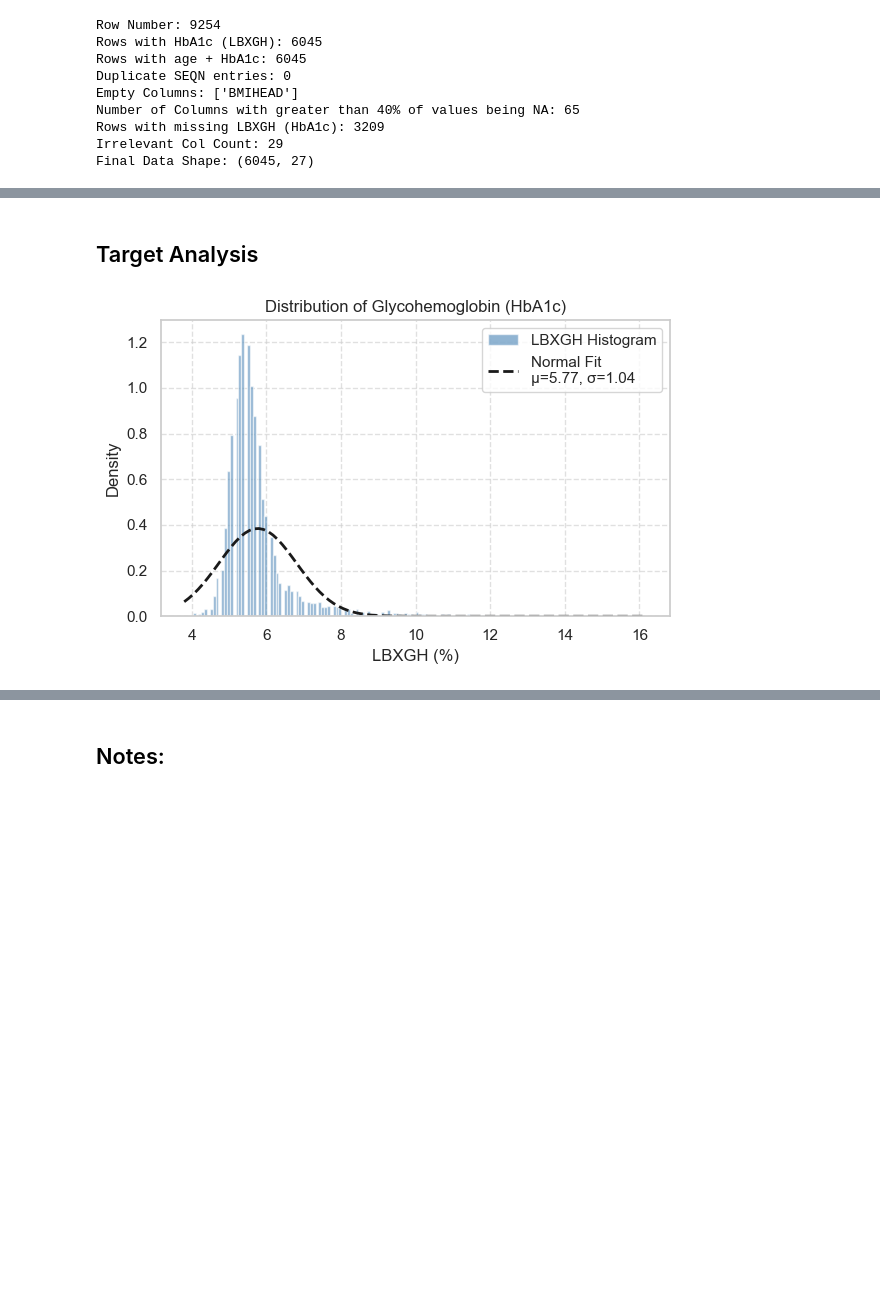
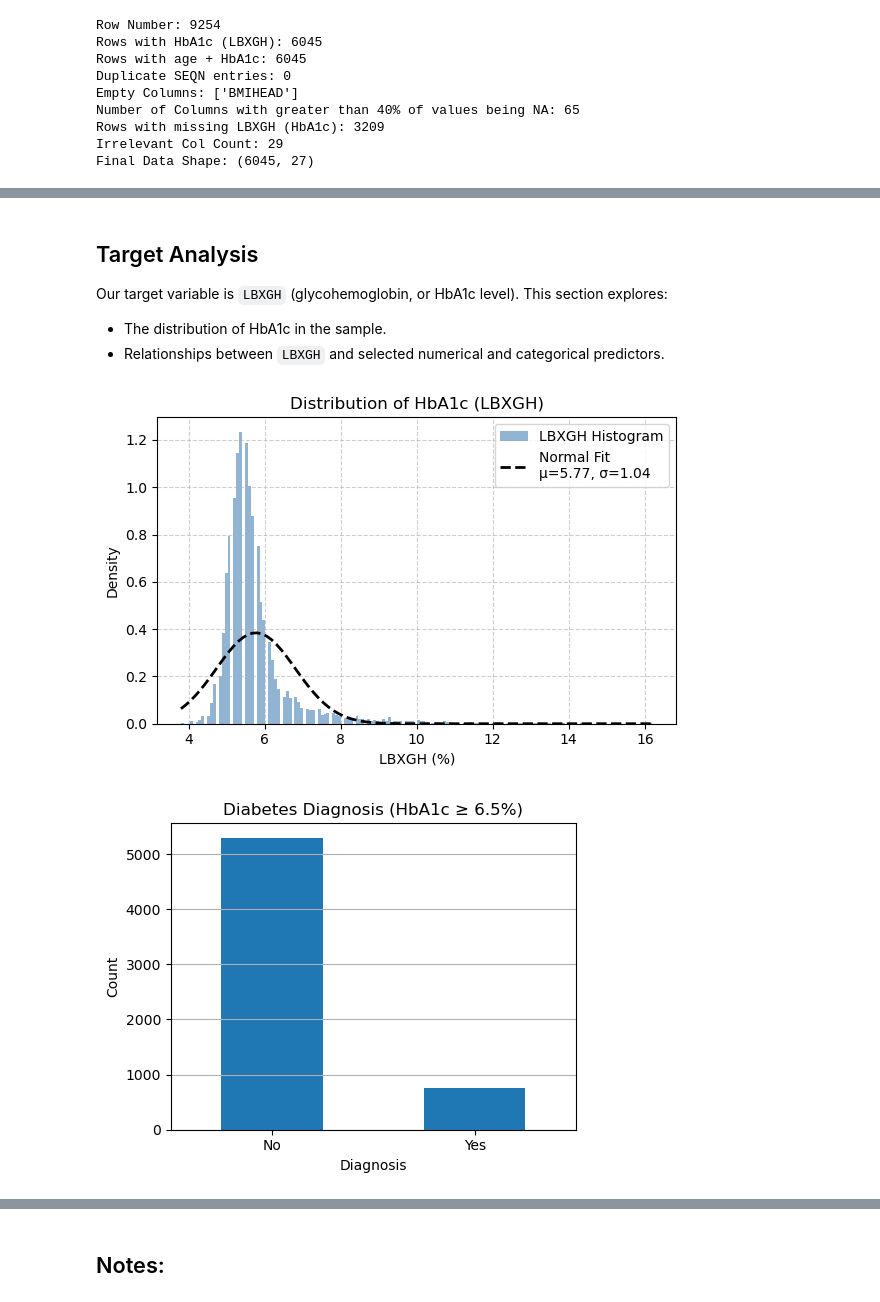
Before and after one commit to AShakhapur/nhanes-diabetes-modeling, a Jupyter notebook: eda.ipynb, the cells around one changed output, grey strips where cells are left out. Saved outputs shown, nothing was run; the diff lists cells and outputs as text; code cells hidden in the pictures; blank space fills up the shorter version.

Commit message:
Finished eda+data prep, needs cleanup work

```diff
--- a/eda.ipynb
+++ b/eda.ipynb
@@ -173,2 +157,24 @@ id_var = ["SEQN"]
+# %%
+df["DMQMILIZ"] = df["DMQMILIZ"].replace({7: np.nan, 9: np.nan})
+df["DMDBORN4"] = df["DMDBORN4"].replace({77: np.nan, 99: np.nan})
+df["DMDCITZN"] = df["DMDCITZN"].replace({7: np.nan, 9: np.nan})
+df["DMDEDUC2"] = df["DMDEDUC2"].replace({7: np.nan, 9: np.nan})
+df["DMDMARTL"] = df["DMDMARTL"].replace({77: np.nan})
+
+# Replace numeric NA codes with np.nan based on NHANES documentation
+na_mappings = {
+    "DMDHHSIZ": {99: np.nan},       # If present — though household size usually caps at 7
+    "DMDFMSIZ": {99: np.nan},
+    "DMDHHSZA": {99: np.nan},
+    "DMDHHSZB": {99: np.nan},
+    "DMDHHSZE": {99: np.nan},
+    "INDHHIN2": {77: np.nan, 99: np.nan},
+    "INDFMIN2": {77: np.nan, 99: np.nan},
+    "INDFMPIR": {9.99: np.nan}  # 9.99 = missing income-to-poverty ratio in some NHANES waves
+}
+
+for col, mapping in na_mappings.items():
+    if col in df.columns:
+        df[col] = df[col].replace(mapping)
 # %%
 # NA percentage by Column
@@ -366,32 +382,53 @@ Variable: RIDRETH3
 # %% [markdown]
 ## Target Analysis
+
+Our target variable is `LBXGH` (glycohemoglobin, or HbA1c level).
+This section explores:
+- The distribution of HbA1c in the sample.
+- Relationships between `LBXGH` and selected numerical and categorical predictors.
 # %%
-# Fit a normal distribution to the LBXGH data
+# Fit normal distribution to LBXGH
 mu, sigma = norm.fit(df['LBXGH'].dropna())
 
-# Create the histogram
+# Crea# Plot histogram and fitted PDF
 plt.figure(figsize=(6, 4))
 count, bins, _ = plt.hist(
     df['LBXGH'].dropna(),
     bins='auto',
     density=True,
     alpha=0.6,
     color='steelblue',
     label='LBXGH Histogram'
 )
 
 # Plot the fitted normal distribution
 x = np.linspace(bins[0], bins[-1], 100)
 p = norm.pdf(x, mu, sigma)
 plt.plot(x, p, 'k--', linewidth=2, label=f'Normal Fit\nμ={mu:.2f}, σ={sigma:.2f}')
 
-# Final plot touches
-plt.title("Distribution of Glycohemoglobin (HbA1c)")
+# Final plot
+plt.title("Distribution of HbA1c (LBXGH)")
 plt.xlabel("LBXGH (%)")
 plt.ylabel("Density")
 plt.grid(True, linestyle='--', alpha=0.6)
 plt.legend()
 plt.tight_layout()
 plt.show()
+
+df['Diagnosis'] = (df['LBXGH'] >= 6.5)
+
+df["Diagnosis"].value_counts().sort_index().plot(
+    kind="bar",
+    rot=0,
+    figsize=(5, 4),
+    title="Diabetes Diagnosis (HbA1c ≥ 6.5%)"
+)
+plt.xticks(ticks=[0, 1], labels=["No", "Yes"])
+plt.ylabel("Count")
+plt.xlabel("Diagnosis")
+plt.grid(True, axis="y")
+plt.tight_layout()
+plt.show()
 # %% [output]
-[figure, old version]
+[figure, new version]
+[figure, added]
```
Also changed, not shown: parts of 40 cells of this notebook, 2 other files.
